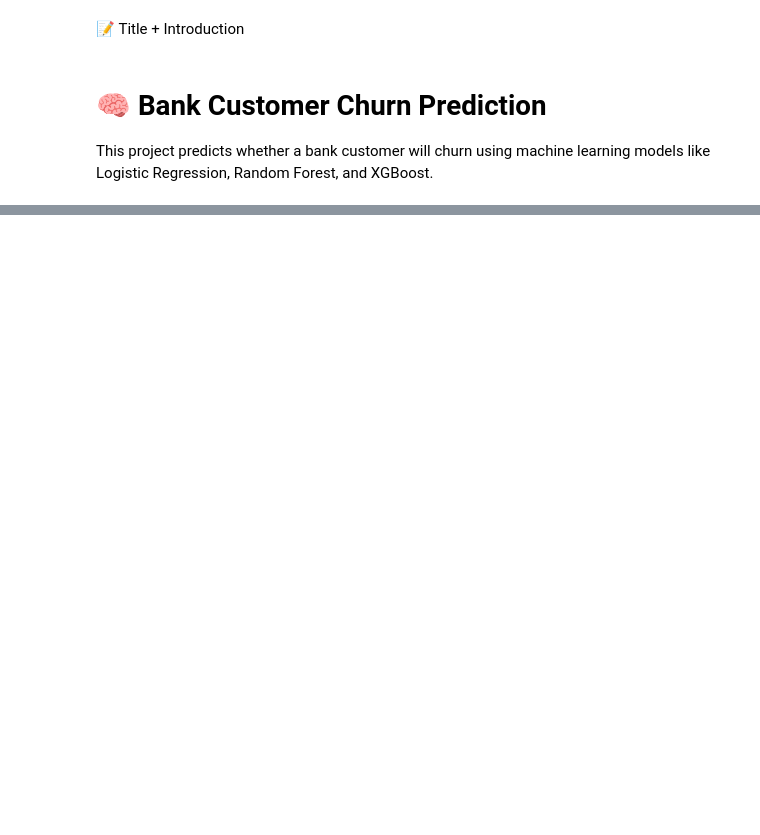
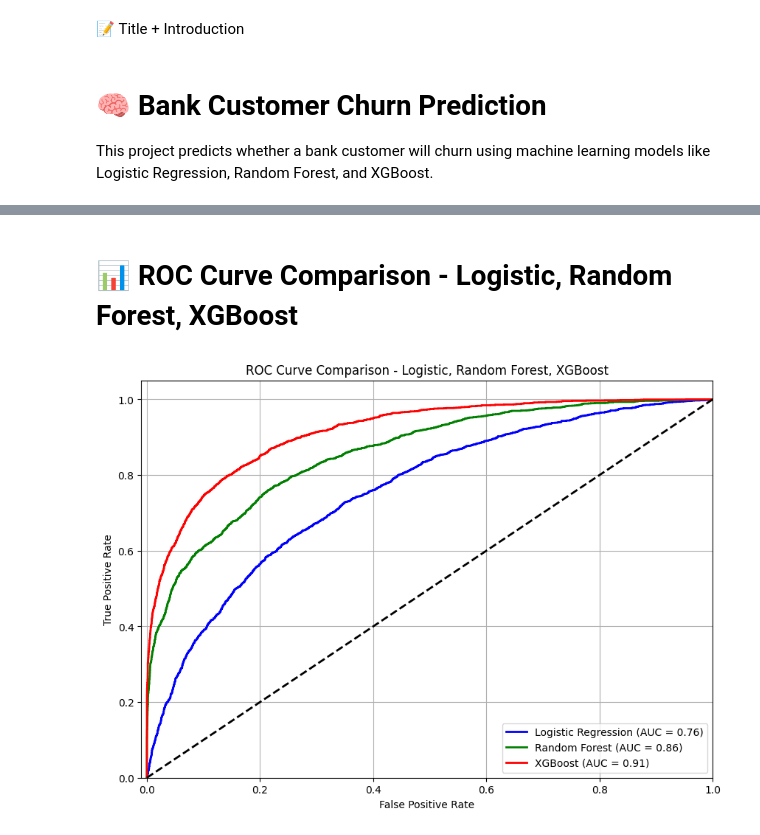
Before and after one commit to shantanud632/bank-churn-prediction, a Jupyter notebook: churn_prediction.ipynb, the cells around one changed output, grey strips where cells are left out. Saved outputs shown, nothing was run; the diff lists cells and outputs as text; code cells hidden in the pictures; blank space fills up the shorter version.

```diff
--- a/churn_prediction.ipynb
+++ b/churn_prediction.ipynb
@@ -93,0 +94,46 @@ plt.show()
+# %% [markdown]
+# 📊 ROC Curve Comparison - Logistic, Random Forest, XGBoost
+# %%
+from sklearn.metrics import roc_curve, auc
+
+# Train all models fully
+log_model = LogisticRegression(max_iter=2000, random_state=42)
+rf_model = RandomForestClassifier(n_estimators=100, max_depth=5, random_state=42)
+xgb_model = XGBClassifier(n_estimators=100, max_depth=5, learning_rate=0.1, eval_metric='logloss', random_state=42)
+
+log_model.fit(X_scaled, y)
+rf_model.fit(X, y)
+xgb_model.fit(X, y)
+
+# Predict probabilities
+y_probs_log = log_model.predict_proba(X_scaled)[:, 1]
+y_probs_rf = rf_model.predict_proba(X)[:, 1]
+y_probs_xgb = xgb_model.predict_proba(X)[:, 1]
+
+# ROC computation
+fpr_log, tpr_log, _ = roc_curve(y, y_probs_log)
+roc_auc_log = auc(fpr_log, tpr_log)
+
+fpr_rf, tpr_rf, _ = roc_curve(y, y_probs_rf)
+roc_auc_rf = auc(fpr_rf, tpr_rf)
+
+fpr_xgb, tpr_xgb, _ = roc_curve(y, y_probs_xgb)
+roc_auc_xgb = auc(fpr_xgb, tpr_xgb)
+
+# Plot ROC curves
+plt.figure(figsize=(10, 7))
+plt.plot(fpr_log, tpr_log, color='blue', lw=2, label=f'Logistic Regression (AUC = {roc_auc_log:.2f})')
+plt.plot(fpr_rf, tpr_rf, color='green', lw=2, label=f'Random Forest (AUC = {roc_auc_rf:.2f})')
+plt.plot(fpr_xgb, tpr_xgb, color='red', lw=2, label=f'XGBoost (AUC = {roc_auc_xgb:.2f})')
+plt.plot([0, 1], [0, 1], color='black', lw=2, linestyle='--')
+
+plt.xlim([-0.01, 1.0])
+plt.ylim([0.0, 1.05])
+plt.xlabel('False Positive Rate')
+plt.ylabel('True Positive Rate')
+plt.title('ROC Curve Comparison - Logistic, Random Forest, XGBoost')
+plt.legend(loc="lower right")
+plt.grid(True)
+plt.show()
+# %% [output]
+[figure, added]
```
Also changed, not shown: parts of 17 cells of this notebook, 1 other file.
